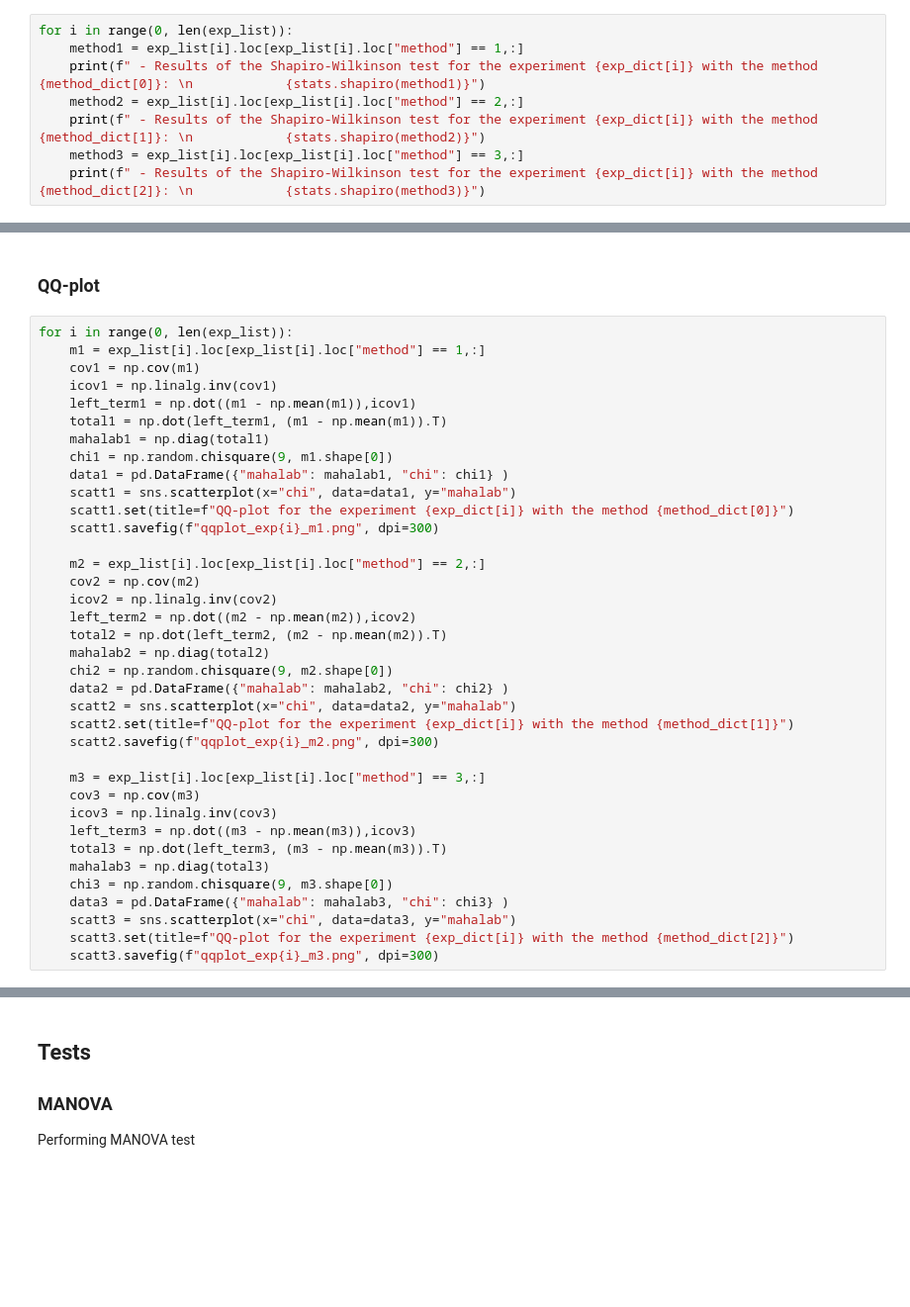
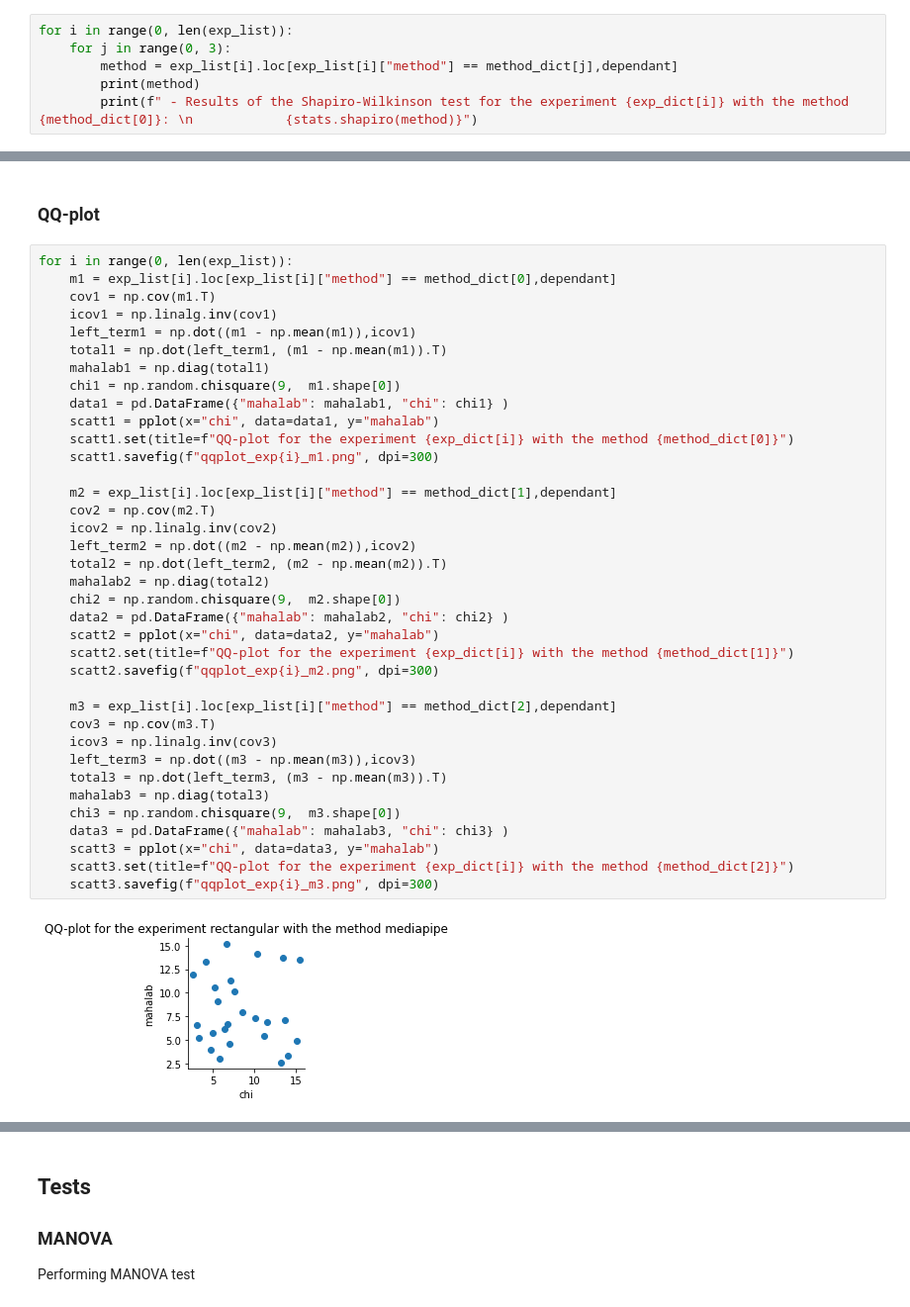
Before and after one commit to niconielsen32/URfaceTracking, a Jupyter notebook: statistics/CleanAndAnalyze.ipynb, the cells around one changed output, grey strips where cells are left out. Shown: that part at 99% size. Cells and saved outputs as stored; diff of their text form; blank space fills up the shorter version.

```diff
--- a/statistics/CleanAndAnalyze.ipynb
+++ b/statistics/CleanAndAnalyze.ipynb
@@ -60,9 +97,7 @@ for i in range(0, len(exp_list)):
 A Shapiro-Wilkinson test is performed to check the normality of the sample obtained
 # %%
 for i in range(0, len(exp_list)):
-    method1 = exp_list[i].loc[exp_list[i].loc["method"] == 1,:]
-    print(f" - Results of the Shapiro-Wilkinson test for the experiment {exp_dict[i]} with the method {method_dict[0]}: \n            {stats.shapiro(method1)}")
-    method2 = exp_list[i].loc[exp_list[i].loc["method"] == 2,:]
-    print(f" - Results of the Shapiro-Wilkinson test for the experiment {exp_dict[i]} with the method {method_dict[1]}: \n            {stats.shapiro(method2)}")
-    method3 = exp_list[i].loc[exp_list[i].loc["method"] == 3,:]
-    print(f" - Results of the Shapiro-Wilkinson test for the experiment {exp_dict[i]} with the method {method_dict[2]}: \n            {stats.shapiro(method3)}")
+    for j in range(0, 3):
+        method = exp_list[i].loc[exp_list[i]["method"] == method_dict[j],dependant]
+        print(method)
+        print(f" - Results of the Shapiro-Wilkinson test for the experiment {exp_dict[i]} with the method {method_dict[0]}: \n            {stats.shapiro(method)}")
@@ -70,38 +123,40 @@ for i in range(0, len(exp_list)):
 ### QQ-plot
 # %%
 for i in range(0, len(exp_list)):
-    m1 = exp_list[i].loc[exp_list[i].loc["method"] == 1,:]
-    cov1 = np.cov(m1)
+    m1 = exp_list[i].loc[exp_list[i]["method"] == method_dict[0],dependant]
+    cov1 = np.cov(m1.T)
     icov1 = np.linalg.inv(cov1)
     left_term1 = np.dot((m1 - np.mean(m1)),icov1)
     total1 = np.dot(left_term1, (m1 - np.mean(m1)).T)
     mahalab1 = np.diag(total1)
-    chi1 = np.random.chisquare(9, m1.shape[0])
+    chi1 = np.random.chisquare(9,  m1.shape[0])
     data1 = pd.DataFrame({"mahalab": mahalab1, "chi": chi1} )
-    scatt1 = sns.scatterplot(x="chi", data=data1, y="mahalab")
+    scatt1 = pplot(x="chi", data=data1, y="mahalab")
     scatt1.set(title=f"QQ-plot for the experiment {exp_dict[i]} with the method {method_dict[0]}")
     scatt1.savefig(f"qqplot_exp{i}_m1.png", dpi=300)
 
-    m2 = exp_list[i].loc[exp_list[i].loc["method"] == 2,:]
-    cov2 = np.cov(m2)
+    m2 = exp_list[i].loc[exp_list[i]["method"] == method_dict[1],dependant]
+    cov2 = np.cov(m2.T)
     icov2 = np.linalg.inv(cov2)
     left_term2 = np.dot((m2 - np.mean(m2)),icov2)
     total2 = np.dot(left_term2, (m2 - np.mean(m2)).T)
     mahalab2 = np.diag(total2)
-    chi2 = np.random.chisquare(9, m2.shape[0])
+    chi2 = np.random.chisquare(9,  m2.shape[0])
     data2 = pd.DataFrame({"mahalab": mahalab2, "chi": chi2} )
-    scatt2 = sns.scatterplot(x="chi", data=data2, y="mahalab")
+    scatt2 = pplot(x="chi", data=data2, y="mahalab")
     scatt2.set(title=f"QQ-plot for the experiment {exp_dict[i]} with the method {method_dict[1]}")
     scatt2.savefig(f"qqplot_exp{i}_m2.png", dpi=300)
 
-    m3 = exp_list[i].loc[exp_list[i].loc["method"] == 3,:]
-    cov3 = np.cov(m3)
+    m3 = exp_list[i].loc[exp_list[i]["method"] == method_dict[2],dependant]
+    cov3 = np.cov(m3.T)
     icov3 = np.linalg.inv(cov3)
     left_term3 = np.dot((m3 - np.mean(m3)),icov3)
     total3 = np.dot(left_term3, (m3 - np.mean(m3)).T)
     mahalab3 = np.diag(total3)
-    chi3 = np.random.chisquare(9, m3.shape[0])
+    chi3 = np.random.chisquare(9,  m3.shape[0])
     data3 = pd.DataFrame({"mahalab": mahalab3, "chi": chi3} )
-    scatt3 = sns.scatterplot(x="chi", data=data3, y="mahalab")
+    scatt3 = pplot(x="chi", data=data3, y="mahalab")
     scatt3.set(title=f"QQ-plot for the experiment {exp_dict[i]} with the method {method_dict[2]}")
     scatt3.savefig(f"qqplot_exp{i}_m3.png", dpi=300)
+# %% [output]
+[figure, added]
```
Also changed, not shown: parts of 12 cells of this notebook.
